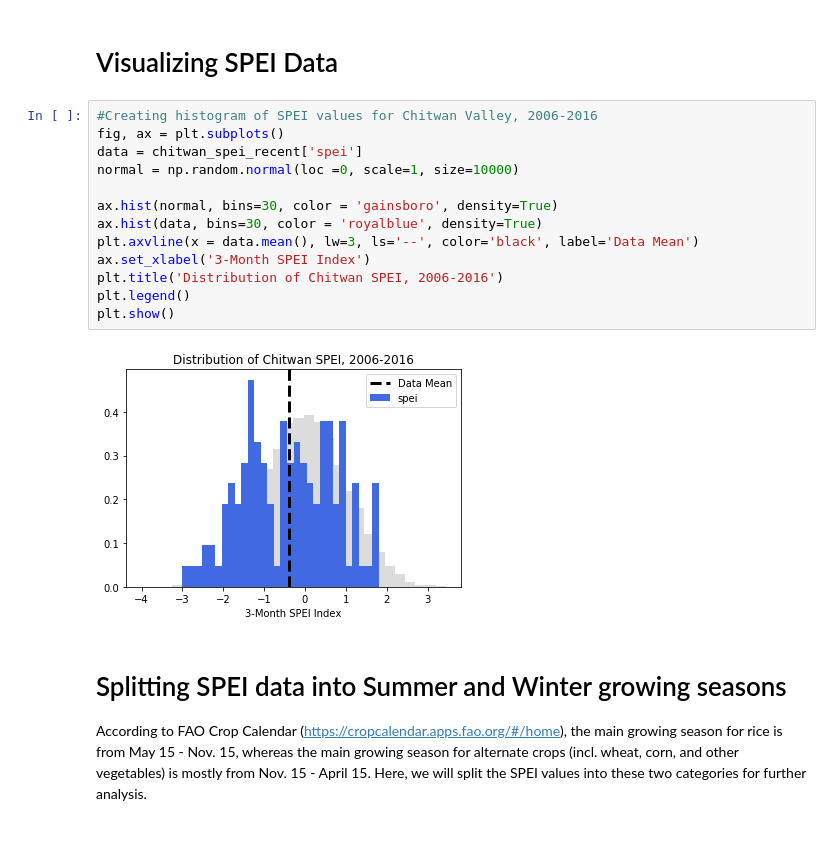
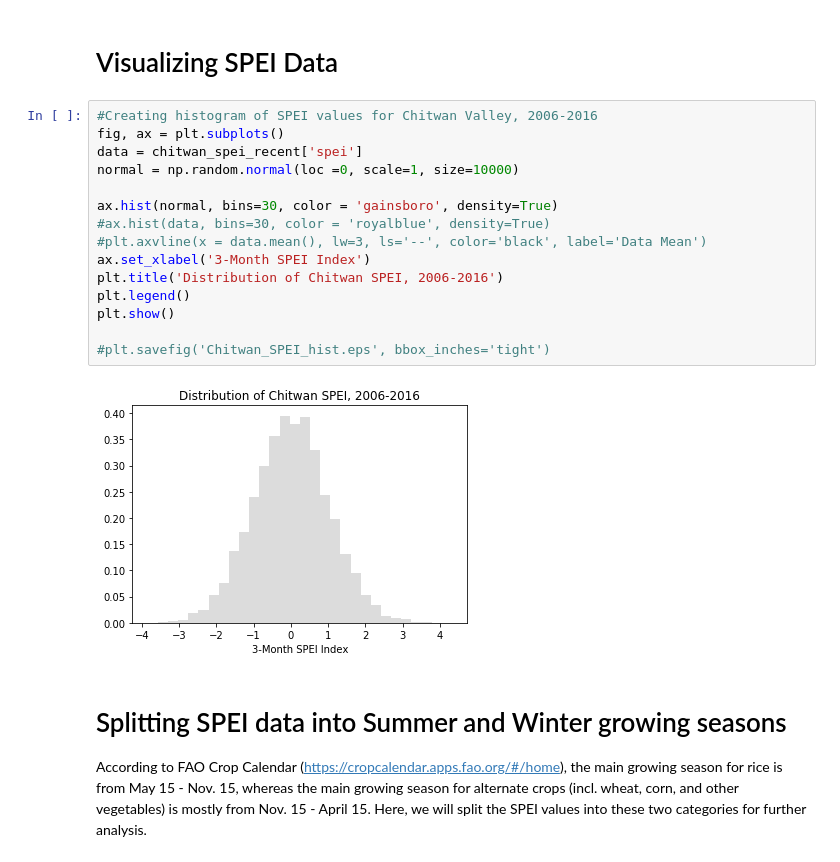
Before and after one commit to nchoquettelevy/NepalFarmerDataAnalysis, a Jupyter notebook: Drought_Impacts_Analysis.ipynb, the cells around one changed output. Drawn from its saved outputs; the diff is of its cells as text.

```diff
--- a/Drought_Impacts_Analysis.ipynb
+++ b/Drought_Impacts_Analysis.ipynb
@@ -68,18 +68,20 @@ Attributes:
 # %%
 #Creating histogram of SPEI values for Chitwan Valley, 2006-2016
 fig, ax = plt.subplots()
 data = chitwan_spei_recent['spei']
 normal = np.random.normal(loc =0, scale=1, size=10000)
 
 ax.hist(normal, bins=30, color = 'gainsboro', density=True)
-ax.hist(data, bins=30, color = 'royalblue', density=True)
-plt.axvline(x = data.mean(), lw=3, ls='--', color='black', label='Data Mean')
+#ax.hist(data, bins=30, color = 'royalblue', density=True)
+#plt.axvline(x = data.mean(), lw=3, ls='--', color='black', label='Data Mean')
 ax.set_xlabel('3-Month SPEI Index')
 plt.title('Distribution of Chitwan SPEI, 2006-2016')
 plt.legend()
 plt.show()
+
+#plt.savefig('Chitwan_SPEI_hist.eps', bbox_inches='tight')
 # %% [output]
-[figure, old version]
+[figure, new version]
 # %% [markdown]
 # Splitting SPEI data into Summer and Winter growing seasons
 
```
Also changed, not shown: parts of 10 cells of this notebook.
